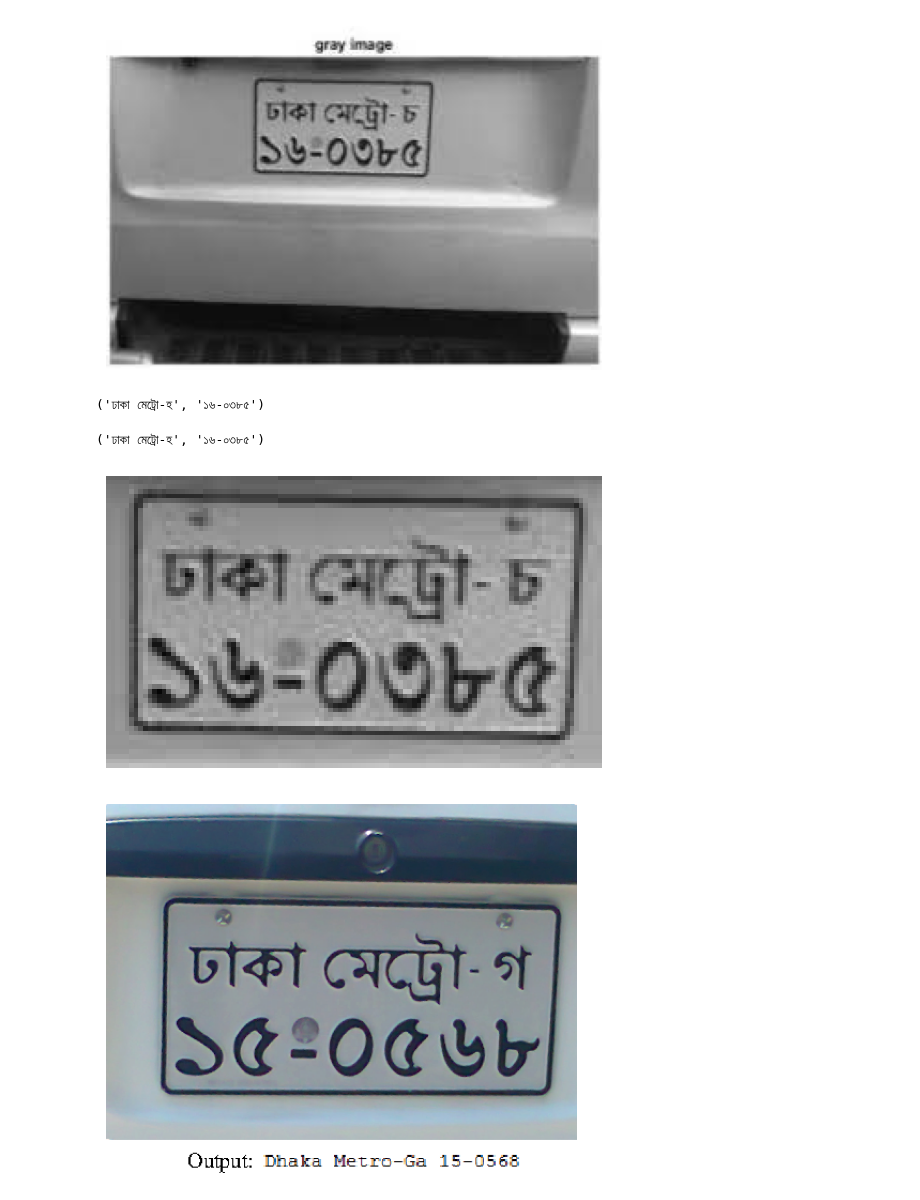
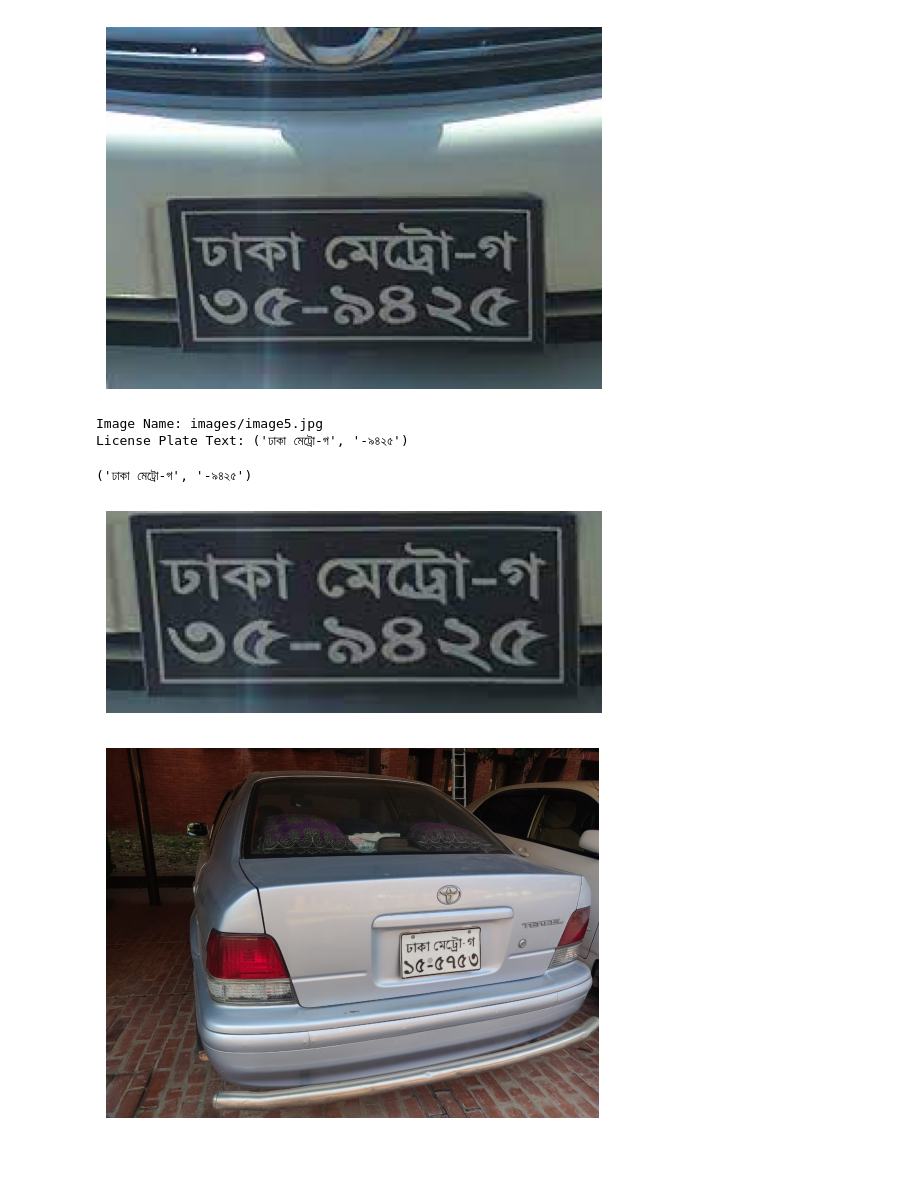
Before and after one commit to HasnainKabir-repos/License-Plate-Recognition, a Jupyter notebook: main.ipynb, the cells around one changed output. Drawn from its saved outputs; the diff is of its cells as text; code cells hidden in the pictures; blank space fills up the shorter version.

```diff
--- a/main.ipynb
+++ b/main.ipynb
@@ -50,15 +51,16 @@ utils.detect_and_extract_lp_text('images/images.jpg')
 # %%
-utils.show_image('images/images (1).jpg')
+utils.show_image('images/image5.jpg')
 # %% [output]
-[figure, old version]
+[figure, new version]
 # %%
-utils.detect_and_extract_lp_text('images/images (1).jpg')
+utils.detect_and_extract_lp_text('images/image5.jpg')
 # %% [output]
-('ঢাকা মেট্রো-হ', '১৬-০৩৮৫')
+Image Name: images/image5.jpg
+License Plate Text: ('ঢাকা মেট্রো-গ', '-৯৪২৫')
-('ঢাকা মেট্রো-হ', '১৬-০৩৮৫')
+('ঢাকা মেট্রো-গ', '-৯৪২৫')
-[figure, old version]
+[figure, new version]
 # %%
-utils.show_image('images/4-Figure13-1.png')
+utils.show_image('images/image6.jpg')
 # %% [output]
-[figure, old version]
+[figure, new version]
 # %%
```
Also changed, not shown: parts of 17 cells of this notebook, 1 other file.
